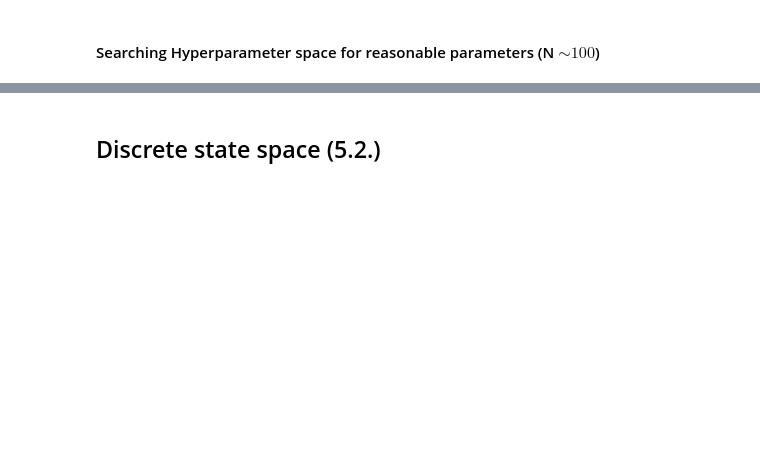
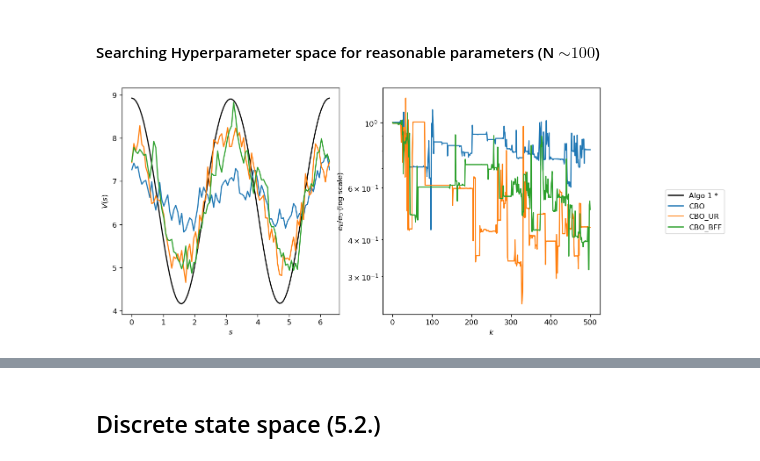
Before and after one commit to franinsu/CBO_RL, a Jupyter notebook: CBO_RL.ipynb, the cells around one changed output, grey strips where cells are left out. Drawn from its saved outputs; the diff is of its cells as text; code cells hidden in the pictures; blank space fills up the shorter version.

```diff
--- a/CBO_RL.ipynb
+++ b/CBO_RL.ipynb
@@ -429,7 +429,7 @@ def algorithm_CBO_UR(V_net, V_s, S, α,σ, M, m, epochs, γ,λ,τ,η,β_k, V_net
                 V_θ = [V_j for j,V_j in enumerate(V_s) if j in B_θ]
                 f = torch.cat([R[A_θ] + γ*V_j(s_1)-V_j(s) for V_j in V_θ],1)
                 f̂ = torch.cat([R[A_θ] + γ*V_j(ŝ_1)-V_j(s) for V_j in V_θ],1)
-                L = torch.sum(f*f̃,0)/(2*m)
+                L = torch.sum(f*f̂,0)/(2*m)
                 mu = torch.exp(-β*L)
                 for xX in zip(V_net.parameters(),*[V_j.parameters() for V_j in V_θ]):
                     xX_tensor = torch.cat([xX_j.view(1,-1) for xX_j in xX])
@@ -550,3 +548,46 @@ plt.subplots_adjust(right=0.9)
 # %% [markdown]
 #### Searching Hyperparameter space for reasonable parameters (N $\sim 100$)
+# %%
+N = int(1e2)
+M = int(1e2)
+m = int(S.size()[0]/M)
+epochs = 500
+λ = 1.
+η = 0.005
+τ = 4.
+β = 100
+r = 1.005
+r_max = 4.0
+V_s = [Net() for _ in range(N)]
+V_CBO, e_CBO = algorithm_CBO(Net(), V_s, S, M, m, epochs, 0.9,λ,τ,η, lambda k: β*min(r**k,r_max), V_net_comp=V_star, n_comp=100)
+# %%
+V_s = [Net() for _ in range(N)]
+V_CBO_UR, e_CBO_UR = algorithm_CBO_UR(Net(), V_s, S, α,σ, M, m, epochs, 0.9,λ,τ,η, lambda k: β*min(r**k,r_max), V_net_comp=V_star, n_comp=100)
+# %%
+V_s = [Net() for _ in range(N)]
+V_CBO_BFF, e_CBO_BFF = algorithm_CBO_BFF(Net(), V_s, S, M, m, epochs, 0.9,λ,τ,η, lambda k: β*min(r**k,r_max), V_net_comp=V_star, n_comp=100)
+# %%
+V_ls = [V_CBO,V_CBO_UR,V_CBO_BFF]
+e_ls = [e_CBO,e_CBO_UR, e_CBO_BFF]
+labels = ["CBO","CBO_UR","CBO_BFF"]
+fig, axs = plt.subplots(figsize=(12,5),ncols=2)
+x_ls = torch.linspace(0,2*np.pi,100)
+y_star_ls = V_star(x_ls.view(-1,1)).view(-1)
+y_ls = torch.cat([V(x_ls.view(-1,1)).view(1,-1) for V in V_ls])
+y_ls -= torch.mean(y_ls-y_star_ls.view(1,-1),axis=1).view(-1,1)
+axs[0].plot(x_ls.detach().numpy(),y_star_ls.detach().numpy(),label="Algo 1 *",color="black")
+for j in range(0,len(y_ls)):
+    axs[0].plot(x_ls.detach().numpy(),y_ls[j].detach().numpy(),label=labels[j])
+    axs[1].plot(e_ls[j]/e_ls[j][0], label=labels[j])
+axs[0].set_ylabel(r"$V(s)$")
+axs[0].set_xlabel(r"$s$")
+axs[1].set_yscale("log")
+axs[1].set_ylabel(r"$e_k/e_0$ (log scale)")
+axs[1].set_xlabel(r"$k$")
+handles, labels = axs[0].get_legend_handles_labels()
+fig.legend(handles, labels, loc='center right')
+plt.tight_layout()
+plt.subplots_adjust(right=0.8)
+# %% [output]
+[figure, added]
 # %%
```
Also changed, not shown: parts of 6 cells of this notebook, 3 other files.
